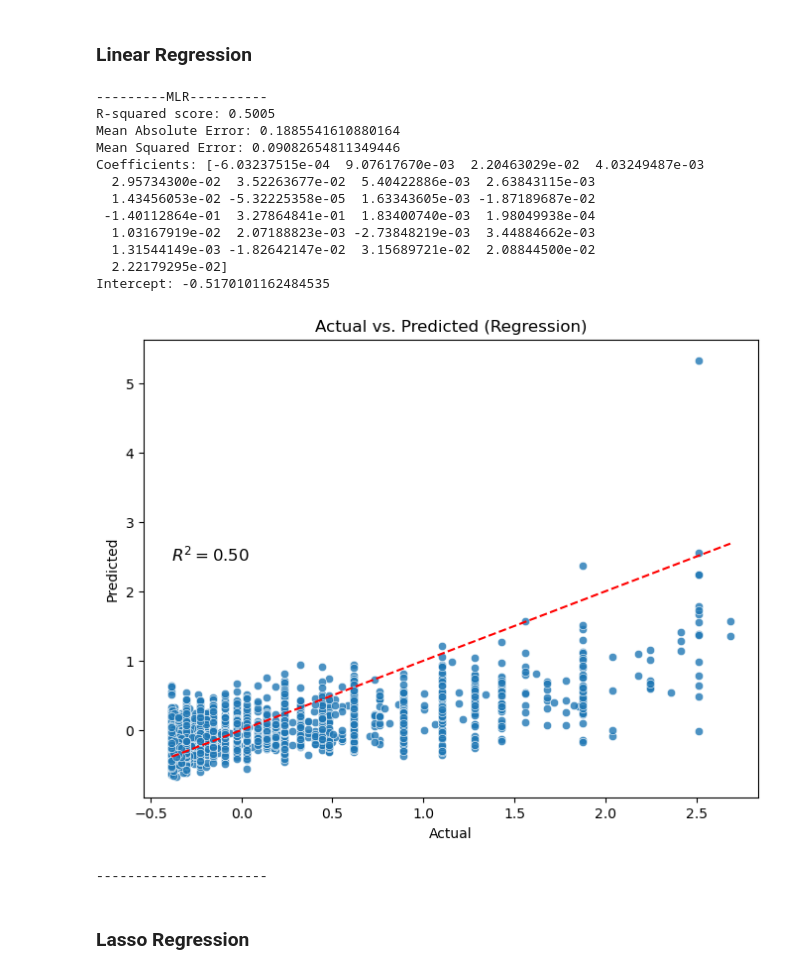
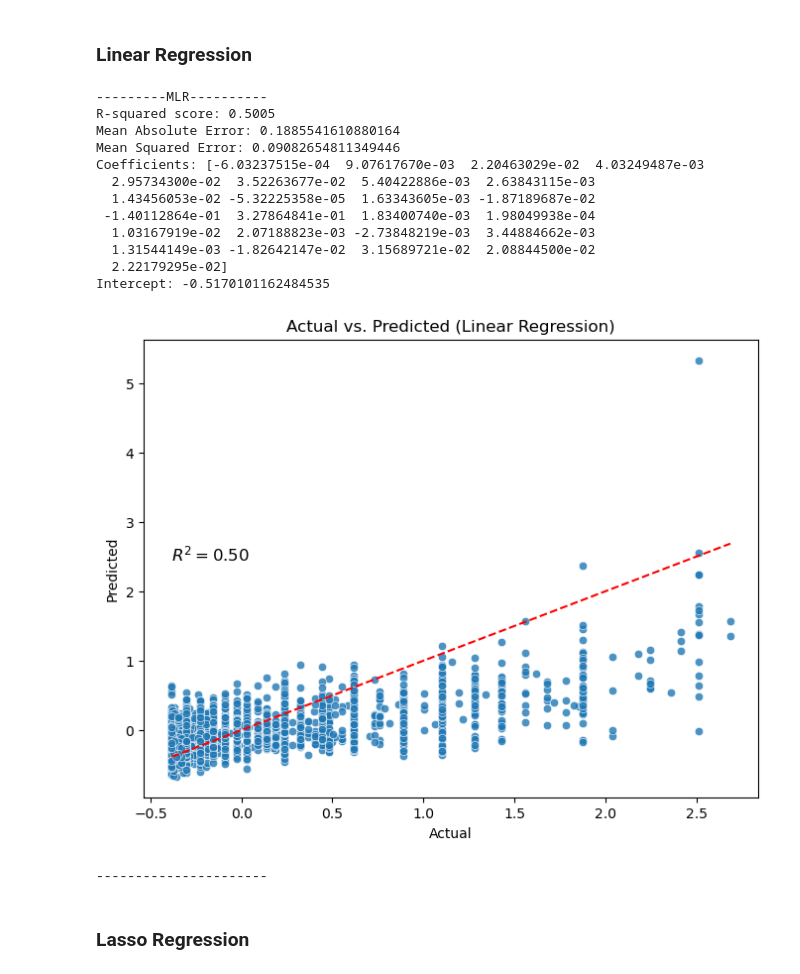
Before and after one commit to mauriliotbs/torontofireincidents, a Jupyter notebook: src/modeling/main_nopipeline.ipynb, the cells around one changed output. Saved outputs shown, nothing was run; the diff lists cells and outputs as text; code cells hidden in the pictures.

Commit message:
Changed plotRegression helper function signature to plot titles with the Model Name

```diff
--- a/src/modeling/main_nopipeline.ipynb
+++ b/src/modeling/main_nopipeline.ipynb
@@ -305,12 +305,12 @@ def get_results(model, y_test, y_pred):
 # Function: Plot Scatter plot for regression model. (y_pred = lr.predict(X_test), R2 Score)
 import matplotlib.pyplot as plt
 import seaborn as sns
-def plotRegression(y_pred, r2):
+def plotRegression(y_pred, r2, modelName=None):
     # Scatter plot with regression line
     plt.figure(figsize=(8, 6))
     sns.scatterplot(x=y_test, y=y_pred, alpha=0.8)
     plt.plot([y_test.min(), y_test.max()], [y_test.min(), y_test.max()], linestyle='--', color='red')  # Identity line
-    plt.title('Actual vs. Predicted (Regression)')
+    plt.title(f'Actual vs. Predicted ({modelName})')
     plt.xlabel('Actual')
     plt.ylabel('Predicted')
 
@@ -323,35 +323,35 @@ def plotRegression(y_pred, r2):
 # %%
 from sklearn.model_selection import train_test_split
 from sklearn.linear_model import LinearRegression
 from sklearn.metrics import mean_absolute_error, mean_squared_error, r2_score
 
 lr = LinearRegression() # to do - settings hyperparameters
 lr.fit(X_train, y_train)
 
 y_pred_lr = lr.predict(X_test)
 residuals_lr = y_test - y_pred_lr
 
 (r2_lr, mae_lr, mse_lr, coefficients_lr, intercept_lr) = get_results(lr, y_test, y_pred_lr)
 
 # Results - Another option would be to use statsmodels to display a summary
 print("---------MLR----------")
 print_results(r2_lr, mae_lr, mse_lr, coefficients_lr, intercept_lr)
-plotRegression(y_pred_lr, r2_lr)
+plotRegression(y_pred_lr, r2_lr, 'Linear Regression')
 print("----------------------")
 # %% [output]
 ---------MLR----------
 R-squared score: 0.5005
 Mean Absolute Error: 0.1885541610880164
 Mean Squared Error: 0.09082654811349446
 Coefficients: [-6.03237515e-04  9.07617670e-03  2.20463029e-02  4.03249487e-03
   2.95734300e-02  3.52263677e-02  5.40422886e-03  2.63843115e-03
   1.43456053e-02 -5.32225358e-05  1.63343605e-03 -1.87189687e-02
  -1.40112864e-01  3.27864841e-01  1.83400740e-03  1.98049938e-04
   1.03167919e-02  2.07188823e-03 -2.73848219e-03  3.44884662e-03
   1.31544149e-03 -1.82642147e-02  3.15689721e-02  2.08844500e-02
   2.22179295e-02]
 Intercept: -0.5170101162484535
-[figure, old version]
+[figure, new version]
 ----------------------
 # %% [markdown]
 ### Lasso Regression
```
Also changed, not shown: parts of 2 cells of this notebook.
